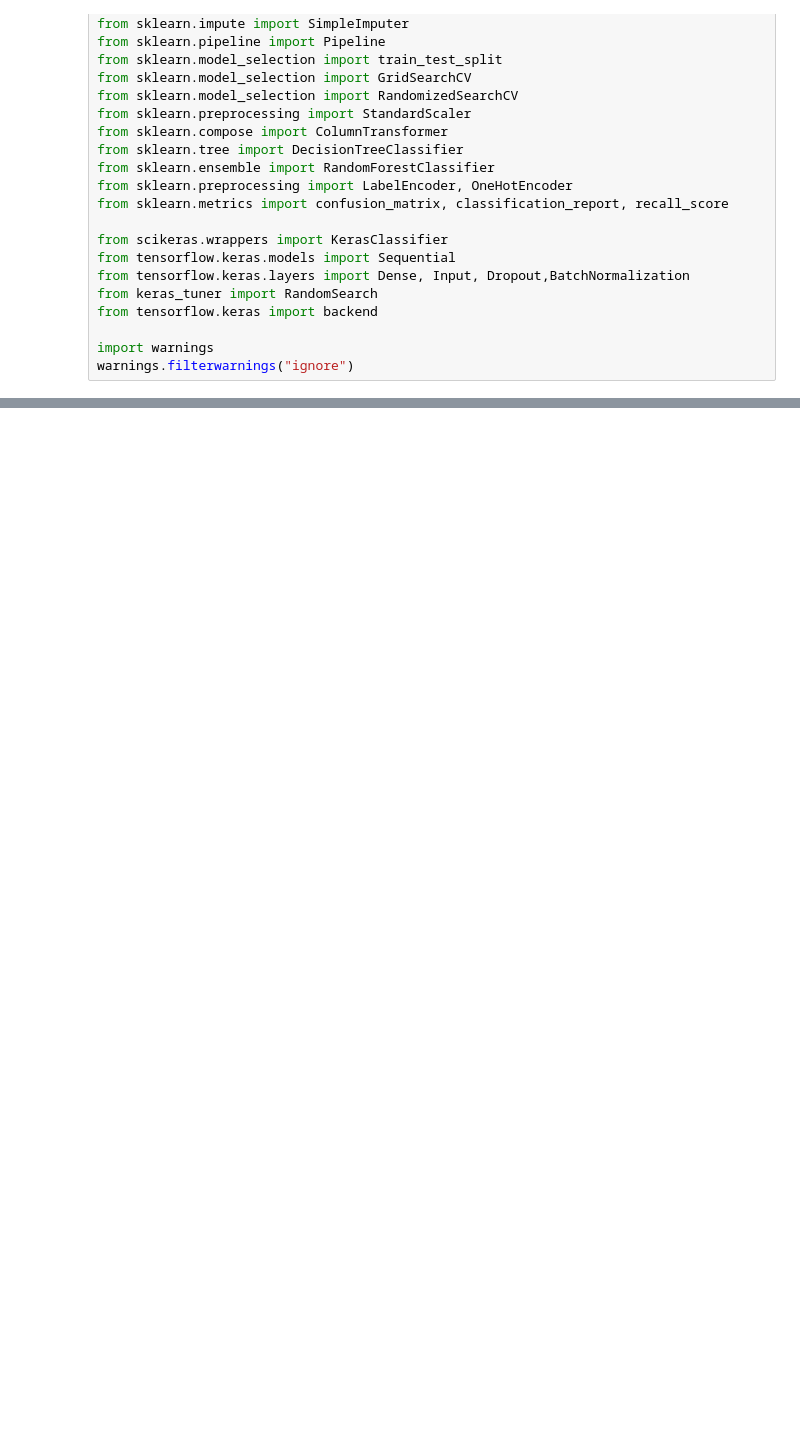
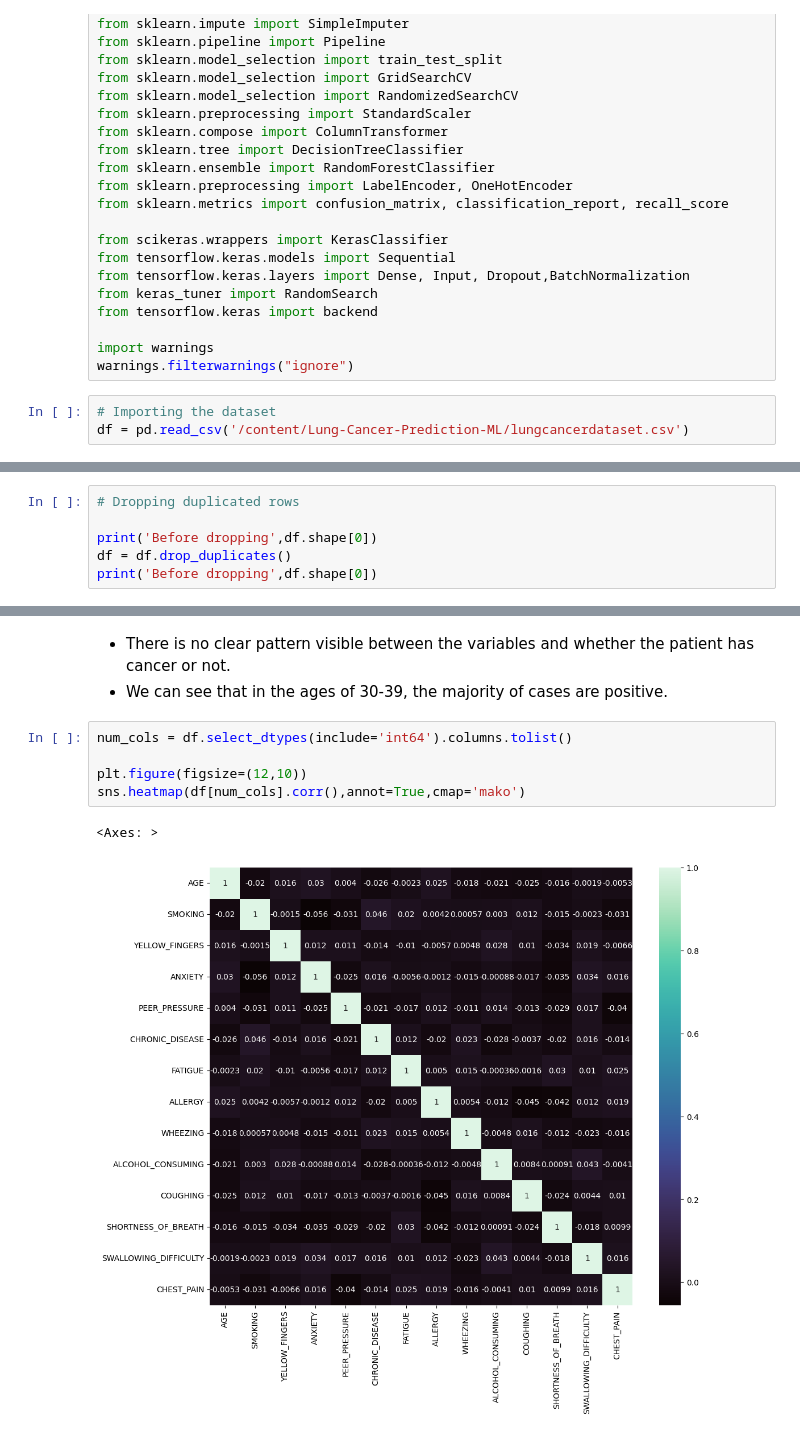
Before and after one commit to SergioDLezama/Lung-Cancer-Prediction-ML, a Jupyter notebook: main.ipynb, the cells around one changed output, grey strips where cells are left out. Saved outputs shown, nothing was run; the diff lists cells and outputs as text; blank space fills up the shorter version.

```diff
--- a/main.ipynb
+++ b/main.ipynb
@@ -43,3 +35,6 @@ from tensorflow.keras import backend
 
 import warnings
 warnings.filterwarnings("ignore")
+# %%
+# Importing the dataset
+df = pd.read_csv('/content/Lung-Cancer-Prediction-ML/lungcancerdataset.csv')
@@ -45,0 +101,6 @@ warnings.filterwarnings("ignore")
+# %%
+# Dropping duplicated rows
+
+print('Before dropping',df.shape[0])
+df = df.drop_duplicates()
+print('Before dropping',df.shape[0])
@@ -45,0 +240,11 @@ warnings.filterwarnings("ignore")
+# %% [markdown]
+- There is no clear pattern visible between the variables and whether the patient has cancer or not.
+- We can see that in the ages of 30-39, the majority of cases are positive.
+# %%
+num_cols = df.select_dtypes(include='int64').columns.tolist()
+
+plt.figure(figsize=(12,10))
+sns.heatmap(df[num_cols].corr(),annot=True,cmap='mako')
+# %% [output]
+<Axes: >
+[figure, added]
```
Also changed, not shown: parts of 41 cells of this notebook.
